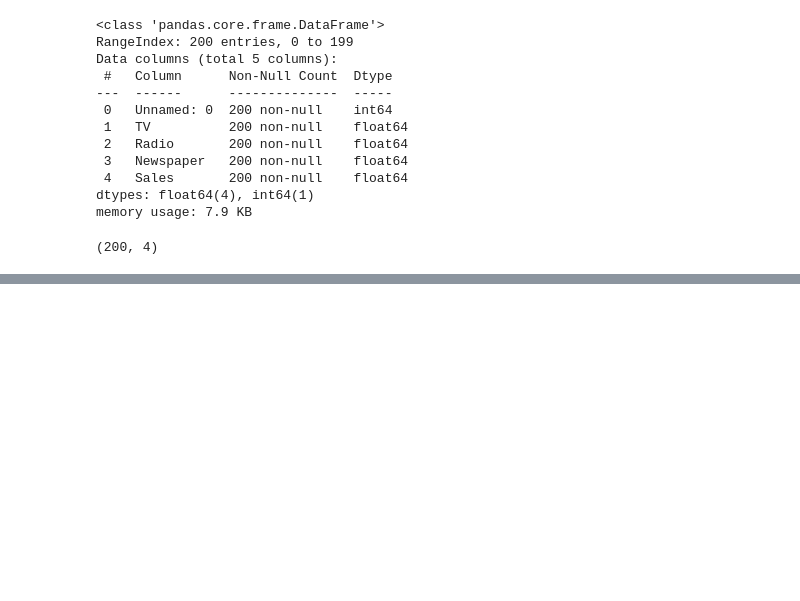
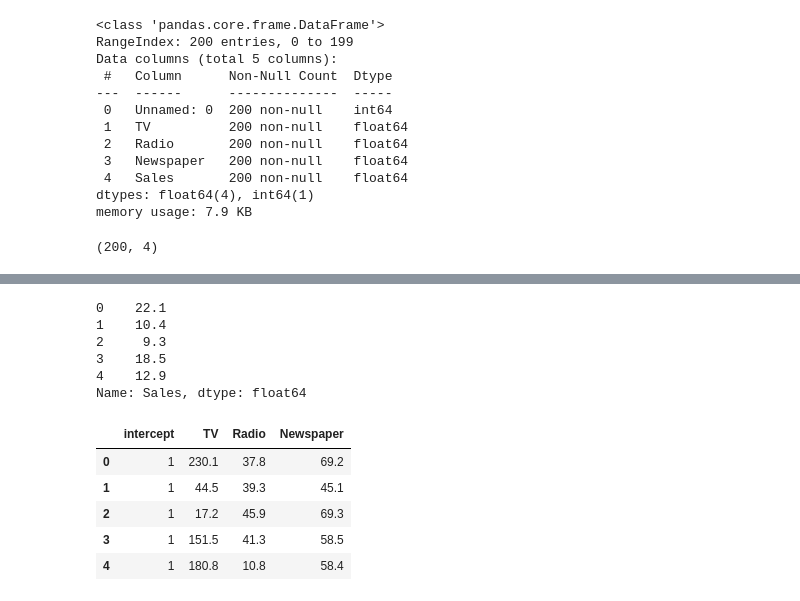
Before and after one commit to Canesp/Machine-learning-Philip-de-Canesie, a Jupyter notebook: Code-along/Lec-01.ipynb, the cells around one changed output, grey strips where cells are left out. Drawn from its saved outputs; the diff is of its cells as text; code cells hidden in the pictures; blank space fills up the shorter version.

```diff
--- a/Code-along/Lec-01.ipynb
+++ b/Code-along/Lec-01.ipynb
@@ -41,0 +104,4 @@ for i, feature in enumerate(df.columns[:-1]):
+# %%
+X, y = df.drop(columns="Sales"), df["Sales"]
+
+X.head()
@@ -41,0 +115,20 @@ for i, feature in enumerate(df.columns[:-1]):
+# %%
+y.head()
+# %% [output]
+0    22.1
+1    10.4
+2     9.3
+3    18.5
+4    12.9
+Name: Sales, dtype: float64
+# %%
+X.insert(0, "intercept", 1)
+# %%
+X.head()
+# %% [output]
+|  | intercept | TV | Radio | Newspaper |
+| 0 | 1 | 230.1 | 37.8 | 69.2 |
+| 1 | 1 | 44.5 | 39.3 | 45.1 |
+| 2 | 1 | 17.2 | 45.9 | 69.3 |
+| 3 | 1 | 151.5 | 41.3 | 58.5 |
+| 4 | 1 | 180.8 | 10.8 | 58.4 |
```
Also changed, not shown: parts of 22 cells of this notebook.
